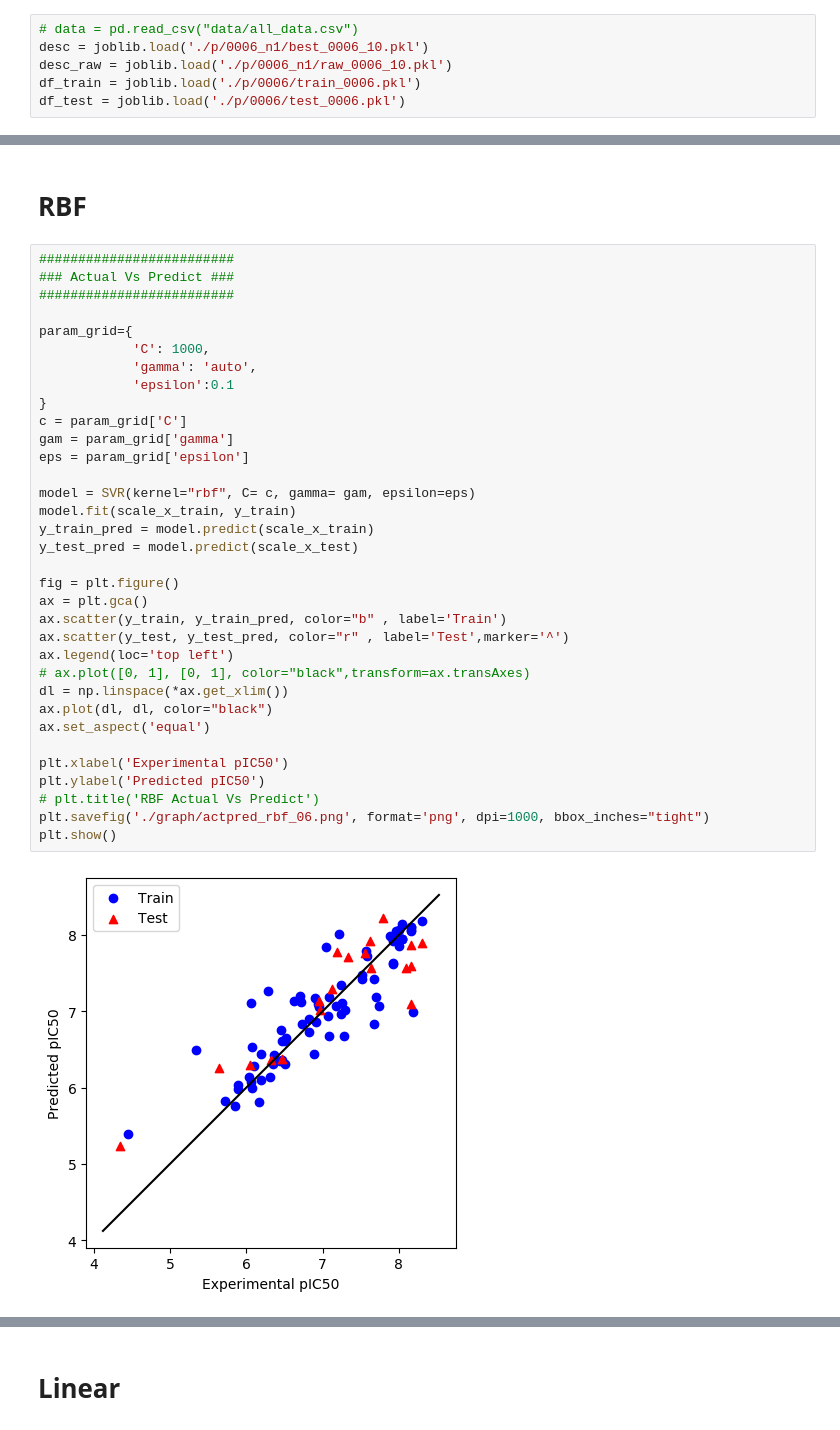
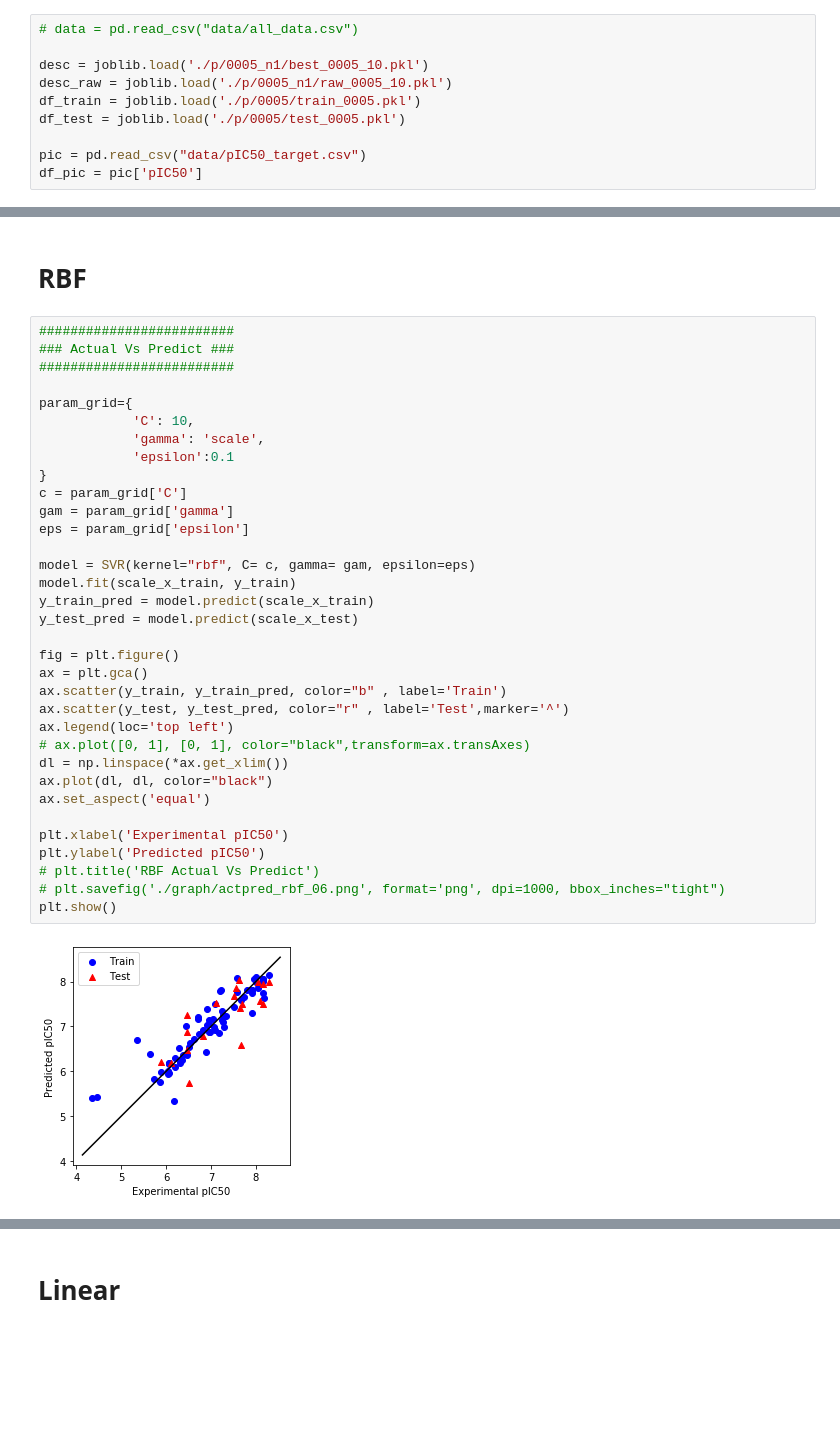
Before and after one commit to mfrizqi/FINAL_TA, a Jupyter notebook: graphs.ipynb, the cells around one changed output, grey strips where cells are left out. Saved outputs shown, nothing was run; the diff lists cells and outputs as text; blank space fills up the shorter version.

```diff
--- a/graphs.ipynb
+++ b/graphs.ipynb
@@ -15,10 +18,14 @@ import warnings
 warnings.filterwarnings('ignore')
 # %%
 # data = pd.read_csv("data/all_data.csv")
-desc = joblib.load('./p/0006_n1/best_0006_10.pkl')
-desc_raw = joblib.load('./p/0006_n1/raw_0006_10.pkl')
-df_train = joblib.load('./p/0006/train_0006.pkl')
-df_test = joblib.load('./p/0006/test_0006.pkl')
+
+desc = joblib.load('./p/0005_n1/best_0005_10.pkl')
+desc_raw = joblib.load('./p/0005_n1/raw_0005_10.pkl')
+df_train = joblib.load('./p/0005/train_0005.pkl')
+df_test = joblib.load('./p/0005/test_0005.pkl')
+
+pic = pd.read_csv("data/pIC50_target.csv")
+df_pic = pic['pIC50']
 # %%
 X_train = df_train.loc[:,desc].to_numpy()
 X_test = df_test.loc[:,desc].to_numpy()
@@ -187,37 +246,37 @@ plt.show()
 ### Actual Vs Predict ###
 #########################
 
 param_grid={
-            'C': 1000,
-            'gamma': 'auto',
+            'C': 10,
+            'gamma': 'scale',
             'epsilon':0.1
 }
 c = param_grid['C']
 gam = param_grid['gamma']
 eps = param_grid['epsilon']
 
 model = SVR(kernel="rbf", C= c, gamma= gam, epsilon=eps)
 model.fit(scale_x_train, y_train)
 y_train_pred = model.predict(scale_x_train)
 y_test_pred = model.predict(scale_x_test)
 
 fig = plt.figure()
 ax = plt.gca()
 ax.scatter(y_train, y_train_pred, color="b" , label='Train')
 ax.scatter(y_test, y_test_pred, color="r" , label='Test',marker='^')
 ax.legend(loc='top left')
 # ax.plot([0, 1], [0, 1], color="black",transform=ax.transAxes)
 dl = np.linspace(*ax.get_xlim())
 ax.plot(dl, dl, color="black")
 ax.set_aspect('equal')
 
 plt.xlabel('Experimental pIC50')
 plt.ylabel('Predicted pIC50')
 # plt.title('RBF Actual Vs Predict')
-plt.savefig('./graph/actpred_rbf_06.png', format='png', dpi=1000, bbox_inches="tight")
+# plt.savefig('./graph/actpred_rbf_06.png', format='png', dpi=1000, bbox_inches="tight")
 plt.show()
 # %% [output]
-[figure, old version]
+[figure, new version]
 # %%
 ################
 ### Residual ###
```
Also changed, not shown: parts of 9 cells of this notebook, 32 other files.
